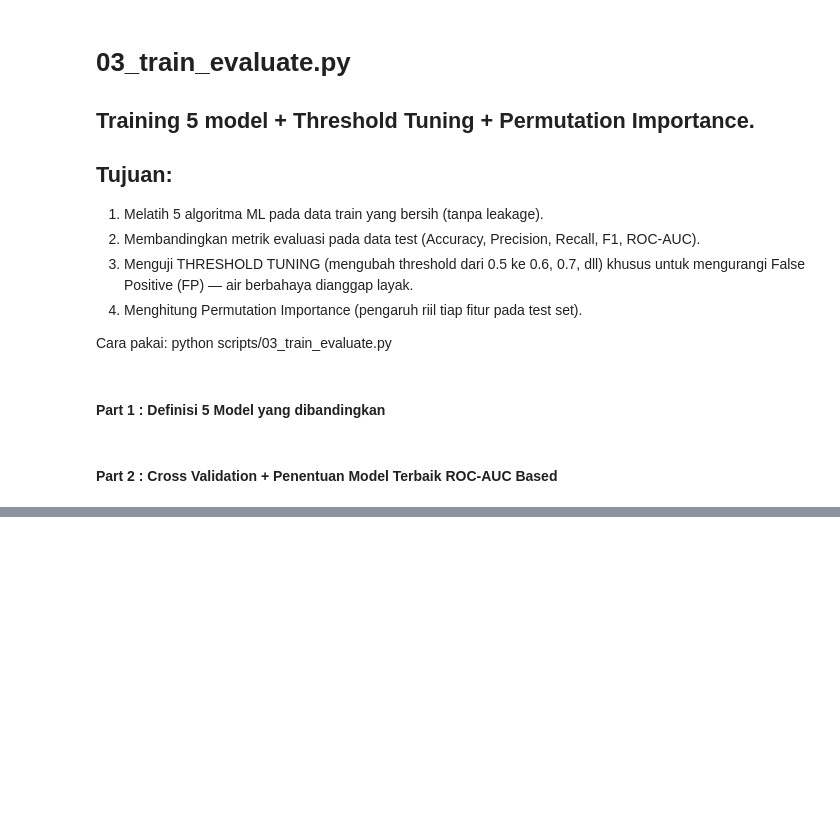
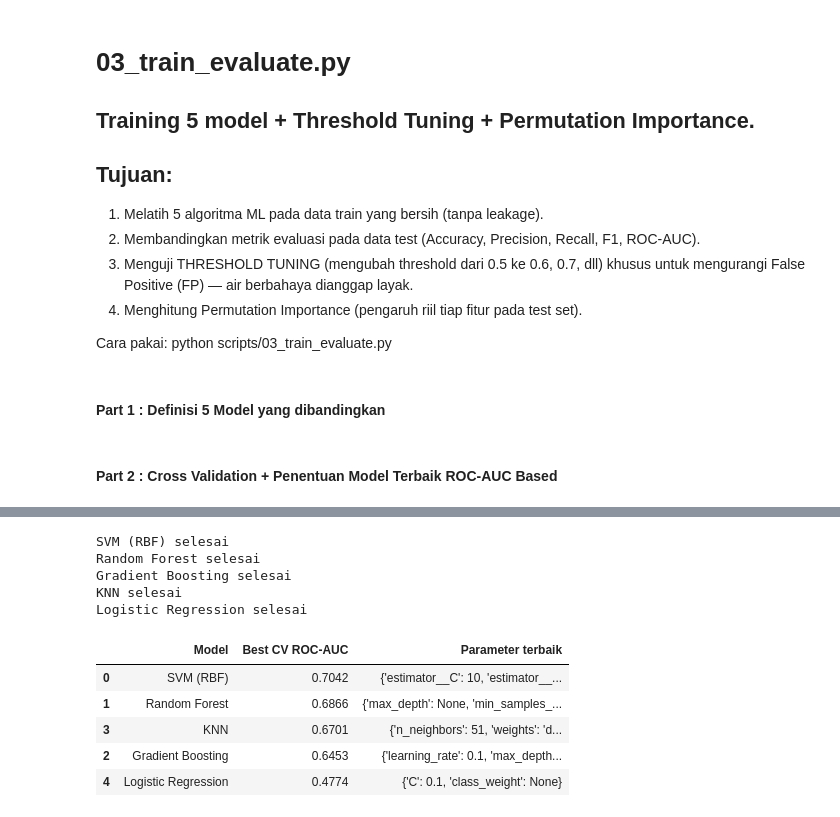
Before and after one commit to gondryy/ML_Kelompok2_WaterPotability, a Jupyter notebook: notebooks/02+03_preprocess_train_eval.ipynb, the cells around one changed output, grey strips where cells are left out. Drawn from its saved outputs; the diff is of its cells as text; code cells hidden in the pictures; blank space fills up the shorter version.

```diff
--- a/notebooks/02+03_preprocess_train_eval.ipynb
+++ b/notebooks/02+03_preprocess_train_eval.ipynb
@@ -276,0 +134,69 @@ print(search.best_score_)   # AUC CV dari kombinasi terbaik
+# %%
+from sklearn.model_selection import GridSearchCV
+from sklearn.pipeline import Pipeline
+
+# Kandidat parameter tiap model (tanpa awalan; awalan ditambahkan otomatis di loop)
+param_grids = {
+    "SVM (RBF)": {
+        "estimator__C": [0.1, 1, 10],
+        "estimator__gamma": ["scale", 0.01, 0.1],
+    },
+    "Random Forest": {
+        "n_estimators": [100, 300],
+        "max_depth": [5, 10, None],
+        "min_samples_leaf": [1, 5],
+    },
+    "Logistic Regression": {
+        "C": [0.01, 0.1, 1, 10],
+        "class_weight": [None, "balanced"],
+    },
+    "Gradient Boosting": {
+        "n_estimators": [100, 200],
+        "learning_rate": [0.05, 0.1],
+        "max_depth": [2, 3, 4],
+    },
+    "KNN": {
+        "n_neighbors": [5, 15, 31, 51],
+        "weights": ["uniform", "distance"],
+    },
+}
+
+tuning_rows = []
+models_tuned = {}
+
+for name, model in models.items():
+    # preprocessing ikut di dalam pipeline, jadi dipelajari ulang di tiap fold (tanpa leakage)
+    pipe = Pipeline([
+        ("prep", clone(preprocessor)),
+        ("model", clone(model)),
+    ])
+    grid = {f"model__{k}": v for k, v in param_grids[name].items()}
+
+    search = GridSearchCV(pipe, grid, scoring="roc_auc", cv=cv, n_jobs=-1)
+    search.fit(X_train, y_train)
+
+    # buang awalan "model__" supaya bisa dipasang ke model polos
+    best_params = {k.removeprefix("model__"): v for k, v in search.best_params_.items()}
+    models_tuned[name] = clone(model).set_params(**best_params)
+
+    tuning_rows.append({
+        "Model": name,
+        "Best CV ROC-AUC": round(search.best_score_, 4),
+        "Parameter terbaik": best_params,
+    })
+    print(f"{name} selesai")
+
+tuning_df = pd.DataFrame(tuning_rows).sort_values("Best CV ROC-AUC", ascending=False)
+tuning_df
+# %% [output]
+SVM (RBF) selesai
+Random Forest selesai
+Gradient Boosting selesai
+KNN selesai
+Logistic Regression selesai
+|  | Model | Best CV ROC-AUC | Parameter terbaik |
+| 0 | SVM (RBF) | 0.7042 | {'estimator__C': 10, 'estimator__... |
+| 1 | Random Forest | 0.6866 | {'max_depth': None, 'min_samples_... |
+| 3 | KNN | 0.6701 | {'n_neighbors': 51, 'weights': 'd... |
+| 2 | Gradient Boosting | 0.6453 | {'learning_rate': 0.1, 'max_depth... |
+| 4 | Logistic Regression | 0.4774 | {'C': 0.1, 'class_weight': None} |
```
Also changed, not shown: parts of 20 cells of this notebook.
